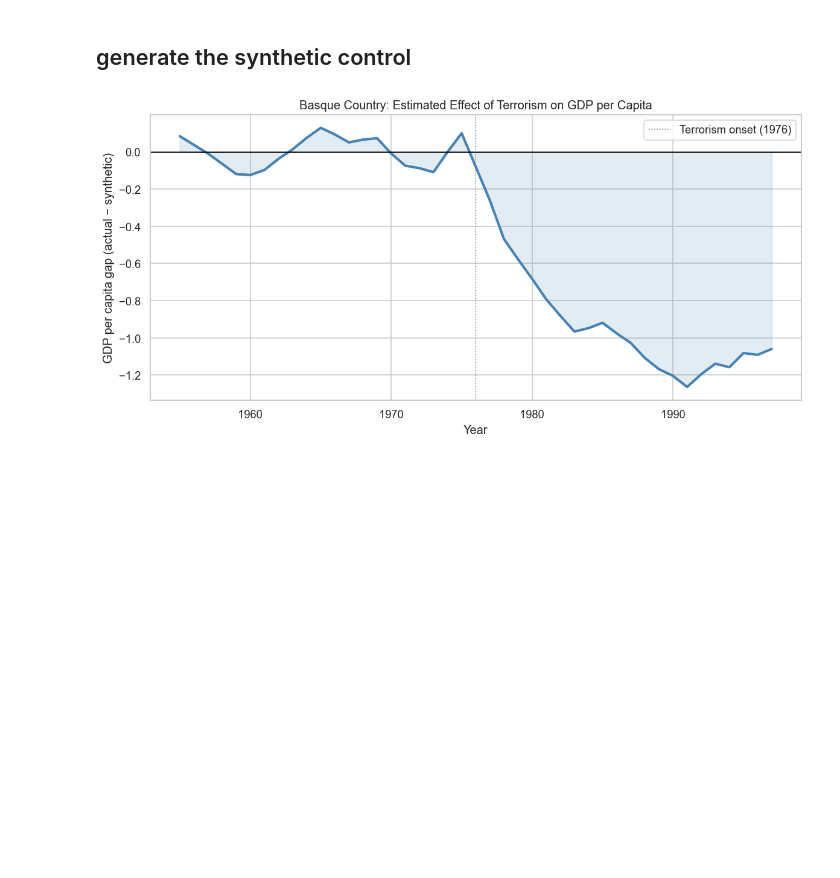
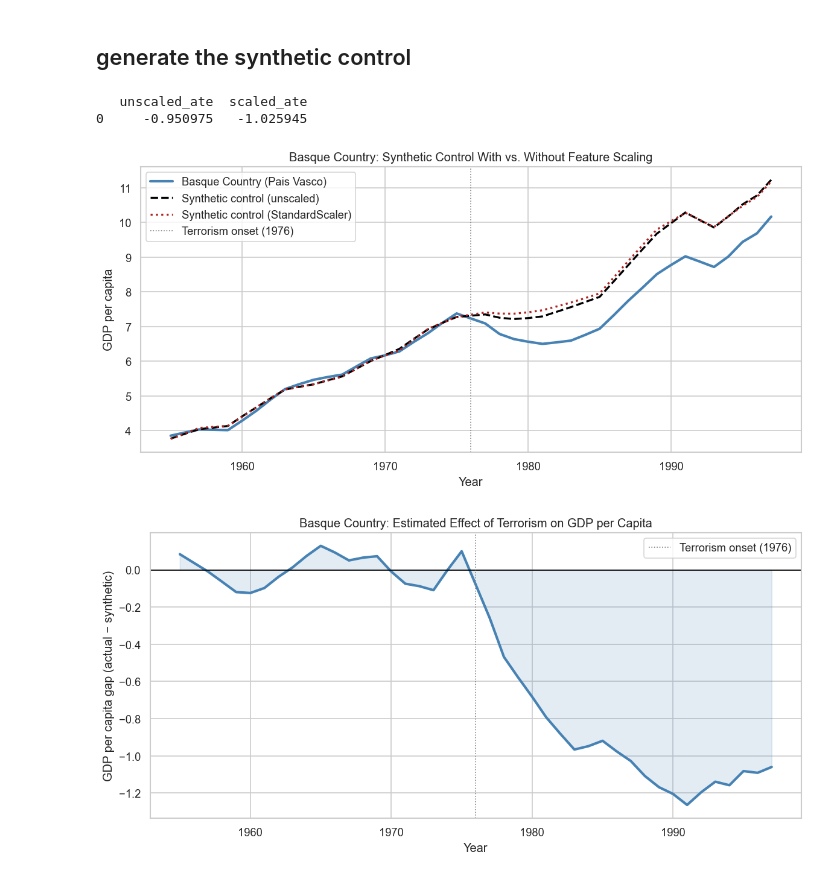
Before and after one commit to stringer-data/causal-inference-training, a Jupyter notebook: projects/05_synthetic_control/basque_terrorism/notebooks/01_ingest.ipynb, the cells around one changed output. Drawn from its saved outputs; the diff is of its cells as text; code cells hidden in the pictures; blank space fills up the shorter version.

```diff
--- a/projects/05_synthetic_control/basque_terrorism/notebooks/01_ingest.ipynb
+++ b/projects/05_synthetic_control/basque_terrorism/notebooks/01_ingest.ipynb
@@ -65,7 +66,7 @@ dtype: int64
 # %% [markdown]
 ## generate the synthetic control
 # %%
-def get_synthetic_control_estimate(df, event_start, treated_region, control_regions):
+def get_synthetic_control_estimate(df, event_start, treated_region, control_regions, use_scaler=False):
     # pivot once, over the full period — pre-period is later sliced from this
     # rather than re-filtering df, so pre- and full-period matrices share
     # identical column ordering/labels by construction
@@ -82,7 +83,17 @@ def get_synthetic_control_estimate(df, event_start, treated_region, control_regi
     # year index as preperiod_control, avoiding silent misalignment on .fit()
     preperiod_treatment = treated_actual.loc[is_preperiod].values
 
-    lasso_model = LassoCV(cv=5, max_iter=10000).fit(preperiod_control, preperiod_treatment)
+    if use_scaler:
+        # only X is standardized — y (gdpcap) stays in its original units, so
+        # the fitted coefficients/intercept still predict on the original scale
+        scaler = StandardScaler().fit(preperiod_control)
+        preperiod_control_fit = scaler.transform(preperiod_control)
+        control_pivot_fit = scaler.transform(control_pivot)
+    else:
+        preperiod_control_fit = preperiod_control
+        control_pivot_fit = control_pivot
+
+    lasso_model = LassoCV(cv=5, max_iter=10000).fit(preperiod_control_fit, preperiod_treatment)
     # index by the fitted matrix's actual columns, not a separately-built
     # region list — pivot_table sorts columns alphabetically, and a mismatched
     # list here silently mislabels which weight belongs to which region
@@ -90,7 +101,10 @@ def get_synthetic_control_estimate(df, event_start, treated_region, control_regi
 
     # apply pre-period weights across the full timeline to get the
     # counterfactual trajectory for both pre- and post-treatment years
-    synthetic_control = control_pivot.dot(lasso_coefficients) + lasso_model.intercept_
+    synthetic_control = pd.Series(
+        control_pivot_fit @ lasso_coefficients.values + lasso_model.intercept_,
+        index=control_pivot.index,
+    )
     # actual minus synthetic: negative gap = treatment lowered the outcome
     treatment_effect = treated_actual - synthetic_control
 
@@ -101,6 +115,33 @@ def get_synthetic_control_estimate(df, event_start, treated_region, control_regi
     return ate, treatment_effect, treated_actual, synthetic_control
 # %%
 ate, treatment_effect, treated_actual, synthetic_control = get_synthetic_control_estimate(df, EVENT_START, TREATED_REGION, CONTROL_REGIONS)
+# %%
+ate_scaled, treatment_effect_scaled, _, synthetic_control_scaled = get_synthetic_control_estimate(
+    df, EVENT_START, TREATED_REGION, CONTROL_REGIONS, use_scaler=True
+)
+
+lasso_coefficients_compare = pd.DataFrame({
+    "unscaled_ate": [ate],
+    "scaled_ate": [ate_scaled],
+})
+print(lasso_coefficients_compare)
+
+fig, ax = plt.subplots(figsize=(10, 5))
+ax.plot(treated_actual.index, treated_actual.values, color="steelblue", linewidth=2.5, label=TREATED_REGION)
+ax.plot(synthetic_control.index, synthetic_control.values, color="black", linestyle="--", linewidth=2, label="Synthetic control (unscaled)")
+ax.plot(synthetic_control_scaled.index, synthetic_control_scaled.values, color="firebrick", linestyle=":", linewidth=2, label="Synthetic control (StandardScaler)")
+ax.axvline(EVENT_START, color="grey", linestyle=":", linewidth=1, label=f"Terrorism onset ({EVENT_START})")
+
+ax.set_xlabel("Year")
+ax.set_ylabel("GDP per capita")
+ax.set_title("Basque Country: Synthetic Control With vs. Without Feature Scaling")
+ax.legend()
+plt.tight_layout()
+plt.show()
+# %% [output]
+   unscaled_ate  scaled_ate
+0     -0.950975   -1.025945
+[figure, added]
 # %%
 fig, ax = plt.subplots(figsize=(10, 5))
 
```
Also changed, not shown: parts of 1 cell of this notebook.
